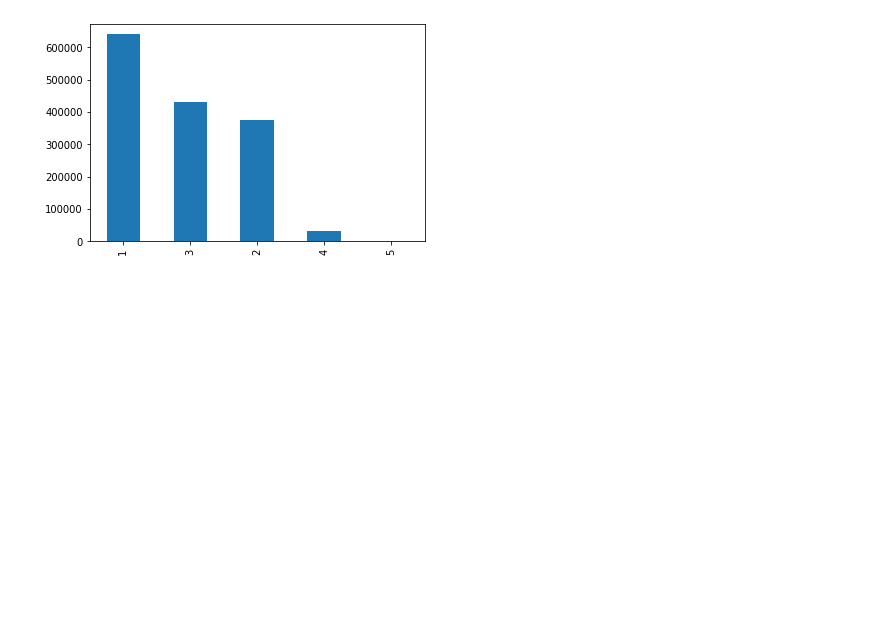
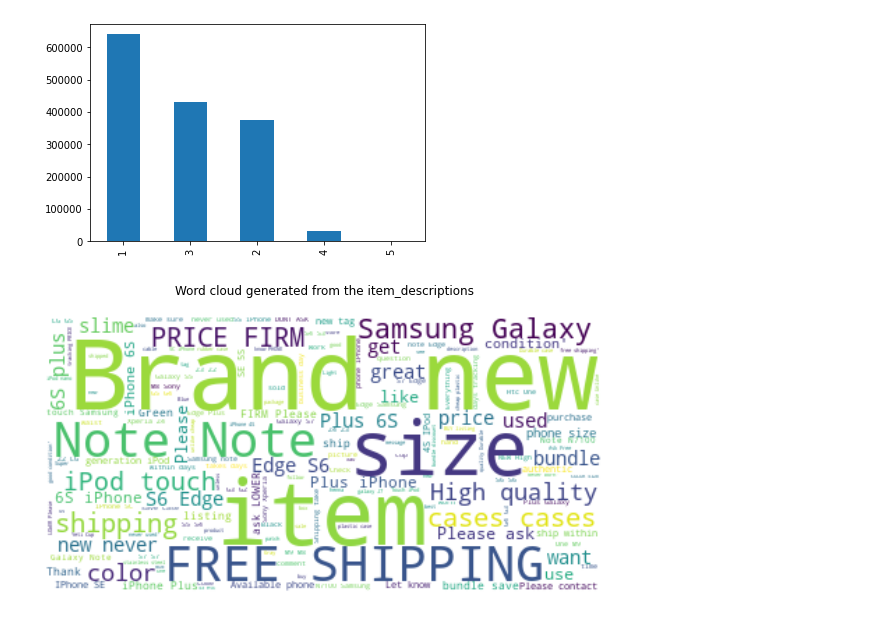
Before and after one commit to danielecaliari/AML, a Jupyter notebook: progetto_AML.ipynb, the cells around one changed output. Saved outputs shown, nothing was run; the diff lists cells and outputs as text; code cells hidden in the pictures; blank space fills up the shorter version.

```diff
--- a/progetto_AML.ipynb
+++ b/progetto_AML.ipynb
@@ -167,3 +180,23 @@ train['item_condition_id'].value_counts().plot(kind='bar');
 5      2384
 Name: item_condition_id, dtype: int64
 [figure]
+# %%
+from wordcloud import WordCloud, STOPWORDS, ImageColorGenerator
+from collections import Counter
+import nltk
+from nltk.corpus import stopwords
+
+word_counter = Counter(train['item_description'])
+most_common_words = word_counter.most_common(500)
+stopwords = stopwords.words('english')
+stopwords.extend(['rm'])
+wordcloud = WordCloud(stopwords=stopwords,background_color="white").generate(str(most_common_words))
+
+# Display the generated image:
+plt.figure(figsize=(10,15))
+plt.imshow(wordcloud, interpolation='bilinear')
+plt.title("Word cloud generated from the item_descriptions\n")
+plt.axis("off")
+plt.show()
+# %% [output]
+[figure, added]
```
Also changed, not shown: parts of 16 cells of this notebook.
